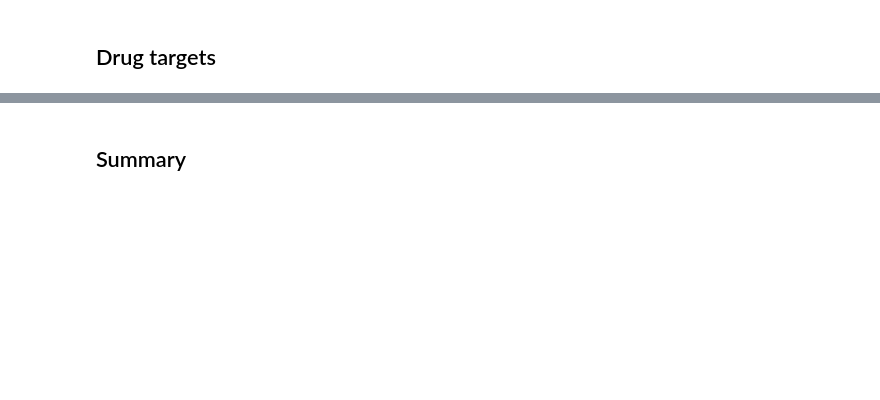
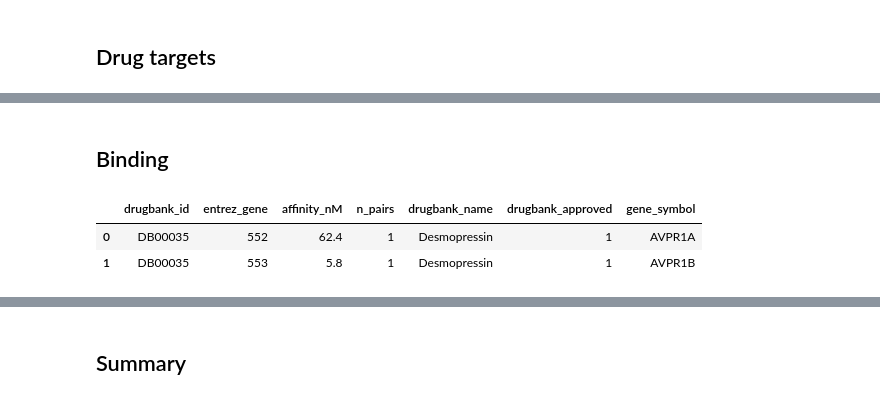
Before and after one commit to dhimmel/integrate, a Jupyter notebook: integrate.ipynb, the cells around one changed output, grey strips where cells are left out. Drawn from its saved outputs; the diff is of its cells as text; code cells hidden in the pictures; blank space fills up the shorter version.

```diff
--- a/integrate.ipynb
+++ b/integrate.ipynb
@@ -152,3 +196,16 @@ for i, row in target_df.iterrows():
     source_id = 'compound', row.drugbank_id
     target_id = 'gene', row.entrez_gene_id
     graph.add_edge(source_id, target_id, 'target', 'both')
+# %% [markdown]
+## Binding
+# %%
+commit = '95aa588c6e553d85f7bd9030956297076f0df5e3'
+url = rawgit('dhimmel', 'bindingdb', commit, 'data/bindings-drugbank-gene.tsv')
+binding_df = pandas.read_table(url)
+binding_df = binding_df[binding_df.affinity_nM <= 1000]
+binding_df = binding_df[binding_df.drugbank_id.isin(compound_df.drugbank_id)]
+binding_df.head(2)
+# %% [output]
+|  | drugbank_id | entrez_gene | affinity_nM | n_pairs | drugbank_name | drugbank_approved | gene_symbol |
+| 0 | DB00035 | 552 | 62.4 | 1 | Desmopressin | 1 | AVPR1A |
+| 1 | DB00035 | 553 | 5.8 | 1 | Desmopressin | 1 | AVPR1B |
```
Also changed, not shown: parts of 22 cells of this notebook.
